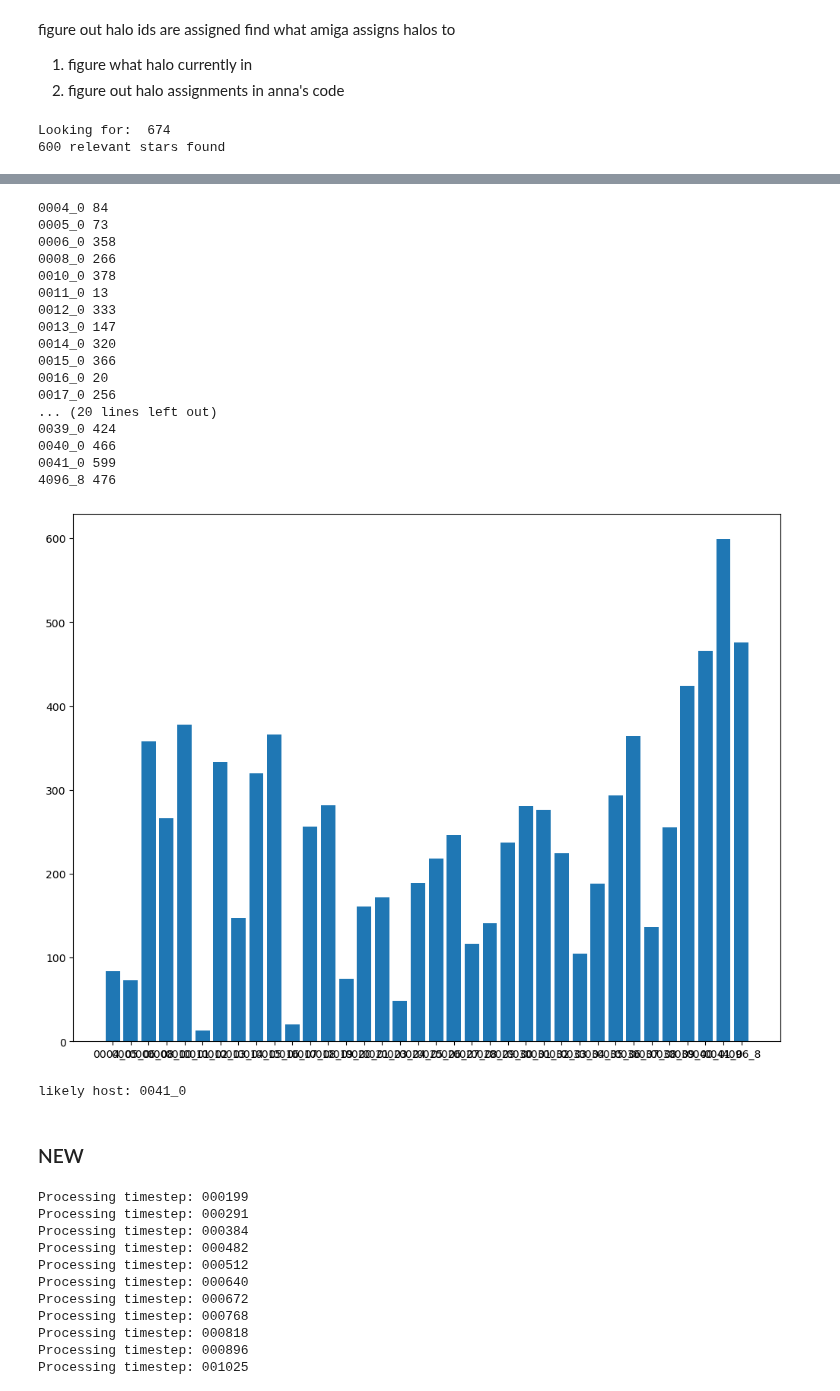
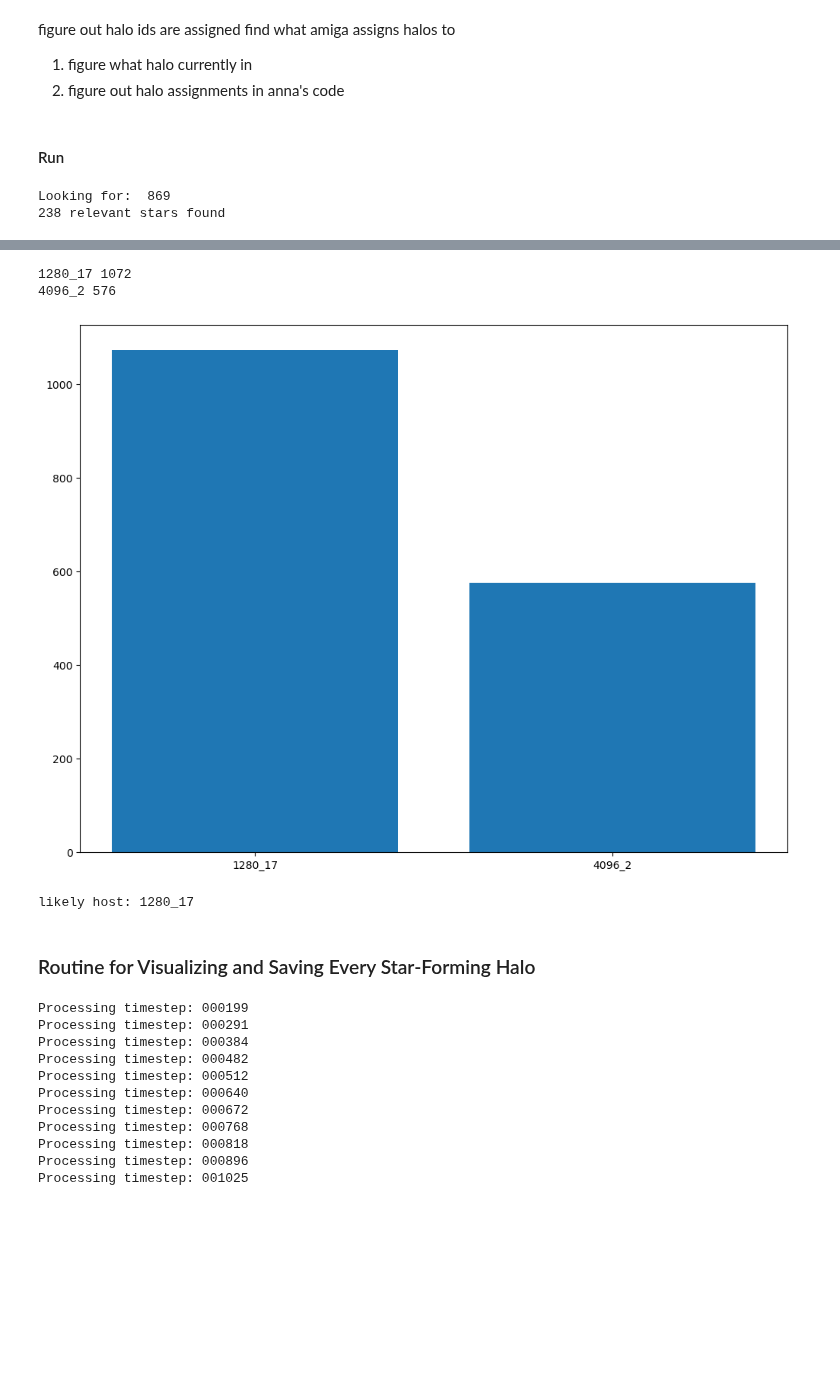
Before and after one commit to CharlotteRuth/startrace, a Jupyter notebook: AnnaWright_startrace/RomZoomSHAnalysisScripts/TrackDownStars_rz.ipynb, the cells around one changed output, grey strips where cells are left out. Cells and saved outputs as stored; diff of their text form; code cells hidden in the pictures; blank space fills up the shorter version.

```diff
--- a/AnnaWright_startrace/RomZoomSHAnalysisScripts/TrackDownStars_rz.ipynb
+++ b/AnnaWright_startrace/RomZoomSHAnalysisScripts/TrackDownStars_rz.ipynb
@@ -46,7 +46,7 @@ sim = db.get_simulation(ss_dir)
 # simpath = '/Volumes/Audiobooks/RomZooms/'
 
 
-relhostid = np.array(['4096_1']) # Which star particle host_IDs do you want to see? This can be a single host_ID or a list
+relhostid = np.array(['4096_2']) # Which star particle host_IDs do you want to see? This can be a single host_ID or a list
 # For instance, if you wanted to see all star particles that weren't assigned a host, you could do the below
 # relhostid = []
 # for i in range (0,len(sim.timesteps)):
@@ -54,8 +54,8 @@ relhostid = np.array(['4096_1']) # Which star particle host_IDs do you want to s
 # relhostid = np.array(relhostid)
 print('relhostid = ', relhostid)
 
-st = 4096 # Which snapshot do you want to visualize these star particles at?
-tslim = 3968 # What is the earliest snapshot that you want the star particles to have formed at?
+st = 1408 # Which snapshot do you want to visualize these star particles at?
+tslim = 1331 # What is the earliest snapshot that you want the star particles to have formed at?
     # tslim = st-96 # This is the standard MM spacing, so this would give you any star particles that formed since last snapshot
-ishalo = 0 # Which halo do you want to center on? If this is 0, we will center on the first star particles with relhostid
+ishalo = 2 # Which halo do you want to center on? If this is 0, we will center on the first star particles with relhostid
 # %% [output]
@@ -457,7 +457,7 @@ def HighlightParticlesMultiProjection(s, cen, rad=2, show_hs=True, ret='relstars
 # %% [markdown]
 ### Old
 # %%
-fpath = sim_base + halo + '.' +str(st).zfill(6)
+fpath = sim_base + sims + '.' +str(1408).zfill(6)
 print(fpath)
 s = pynbody.load(fpath)
 # %% [output]
@@ -494,0 +504,3 @@ SimArray([-1974.18108585, -2313.09458617,   533.17002022], 'kpc')
+# %%
+halo = db.get_timestep(ss_dir+'/%'+str(st)).halos.all()[1]
+roughcen = halo['shrink_center'] # Get the center of the halo we're looking at
@@ -494,0 +511,3 @@ SimArray([-1974.18108585, -2313.09458617,   533.17002022], 'kpc')
+# %%
+roughcen += (3, -1.5, 2)
+# roughcen += (-2.5, -0.5, -4)
@@ -561,10 +582,12 @@ figure out halo ids are assigned
 find what amiga assigns halos to
 1. figure what halo currently in
 2. figure out halo assignments in anna's code
+# %% [markdown]
+#### Run
 # %%
 print ('Looking for: ', len(pids)) # Full number of relevant star particles in this snapshot.
                                    # Make sure you actually find all of them!
-fst = HighlightParticles(s,roughcen,rad=2,projax='x',haloplot=False, show_hs=True) # Have our first look
+fst = HighlightParticles(s,roughcen,rad=2,projax='z',haloplot=False, show_hs=True) # Have our first look
 # %% [output]
-Looking for:  674
-600 relevant stars found
+Looking for:  869
+238 relevant stars found
@@ -572,24 +595,9 @@ Looking for:  674
-0004_0 84
-0005_0 73
-0006_0 358
-0008_0 266
-0010_0 378
-0011_0 13
-0012_0 333
-0013_0 147
-0014_0 320
-0015_0 366
-0016_0 20
-0017_0 256
-... (20 lines left out)
-0039_0 424
-0040_0 466
-0041_0 599
-4096_8 476
+1280_17 1072
+4096_2 576
-[figure, old version]
+[figure, new version]
-likely host: 0041_0
+likely host: 1280_17
 # %% [markdown]
-### NEW
+### Routine for Visualizing and Saving Every Star-Forming Halo
 # %%
 all_timesteps = db.get_simulation("cptmarvel.4096g5HbwK1BH_bn").timesteps
 halos_stars_dict = {}
```
Also changed, not shown: parts of 20 cells of this notebook, 13 other files.
